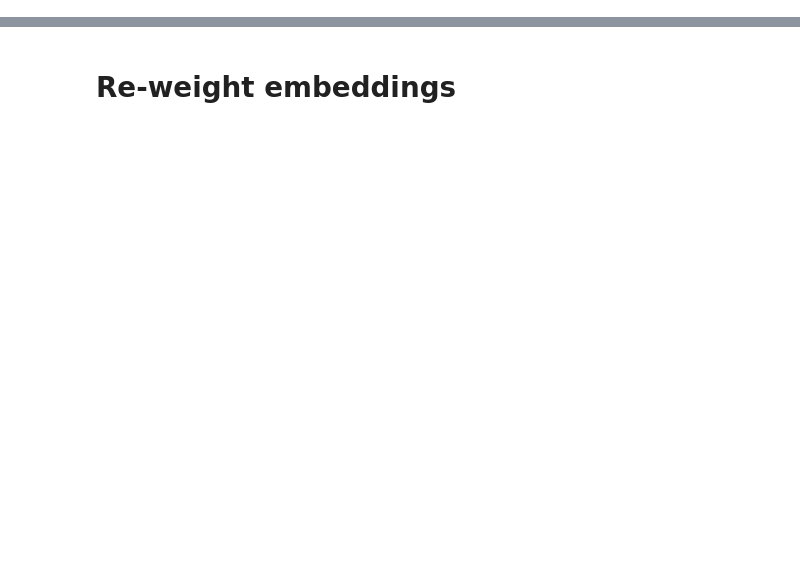
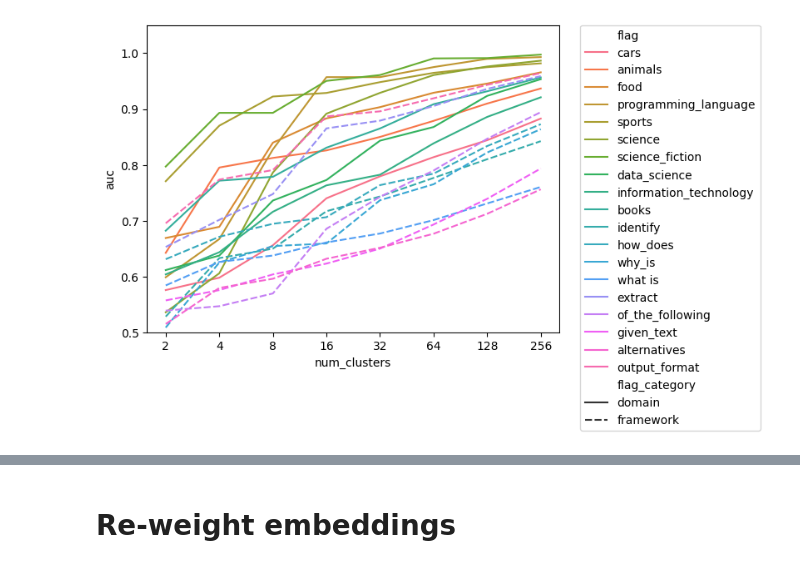
Before and after one commit to rmhorton/instruction_tuning, a Jupyter notebook: aa_cluster_demo.ipynb, the cells around one changed output, grey strips where cells are left out. Cells and saved outputs as stored; diff of their text form; code cells hidden in the pictures; blank space fills up the shorter version.

```diff
--- a/aa_cluster_demo.ipynb
+++ b/aa_cluster_demo.ipynb
@@ -55,7 +74,7 @@ mean_xval_auc = get_model_mean_xval_auc(my_models)
 
 cluster_assignment_df = get_cluster_assignments(dendro)
 
-cluster_rocs_step1 = get_cluster_rocs(pattern_flags, cluster_assignment_df)  # TO DO: combine these two functions!!!
-cluster_roc_df = extract_cluster_roc_df(cluster_rocs_step1)
-plot_cluster_aucs(cluster_roc_df)
+cluster_performance_df = get_cluster_performance_df(cluster_assignment_df, pattern_flags, flag_category_map)
+
+cluster_performance_df
 # %% [output]
@@ -62,0 +111,29 @@ plot_cluster_aucs(cluster_roc_df)
+# %%
+# cluster_performance_df = get_cluster_performance_df(cluster_assignment_df, pattern_flags, flag_category_map)
+
+my_cluster_performance = cluster_performance_df.copy()
+framework_flags = ['identify', 'how_does', 'why_is', 'what is', 'extract',
+       'of_the_following', 'given_text', 'alternatives', 'output_format']
+
+my_cluster_performance
+
+plot_cluster_performance(my_cluster_performance)
+
+# num_cluster_levels = [str(x) for x in sorted(set(my_cluster_performance['num_clusters']))]
+
+# num_cluster_str = [str(x) for x in my_cluster_performance['num_clusters']]
+
+# my_cluster_performance['num_clusters'] = pd.Series(
+#     pd.Categorical(
+#         num_cluster_str, categories=num_cluster_levels, ordered=True
+#     )
+# )
+
+# print(my_cluster_performance.dtypes)
+
+# my_cluster_performance
+
+# metric = 'auc'
+# sns.lineplot(x='num_clusters', y=metric, data=my_cluster_performance, hue='flag')
+# %% [output]
+[figure, added]
```
Also changed, not shown: parts of 35 cells of this notebook, 2 other files.
